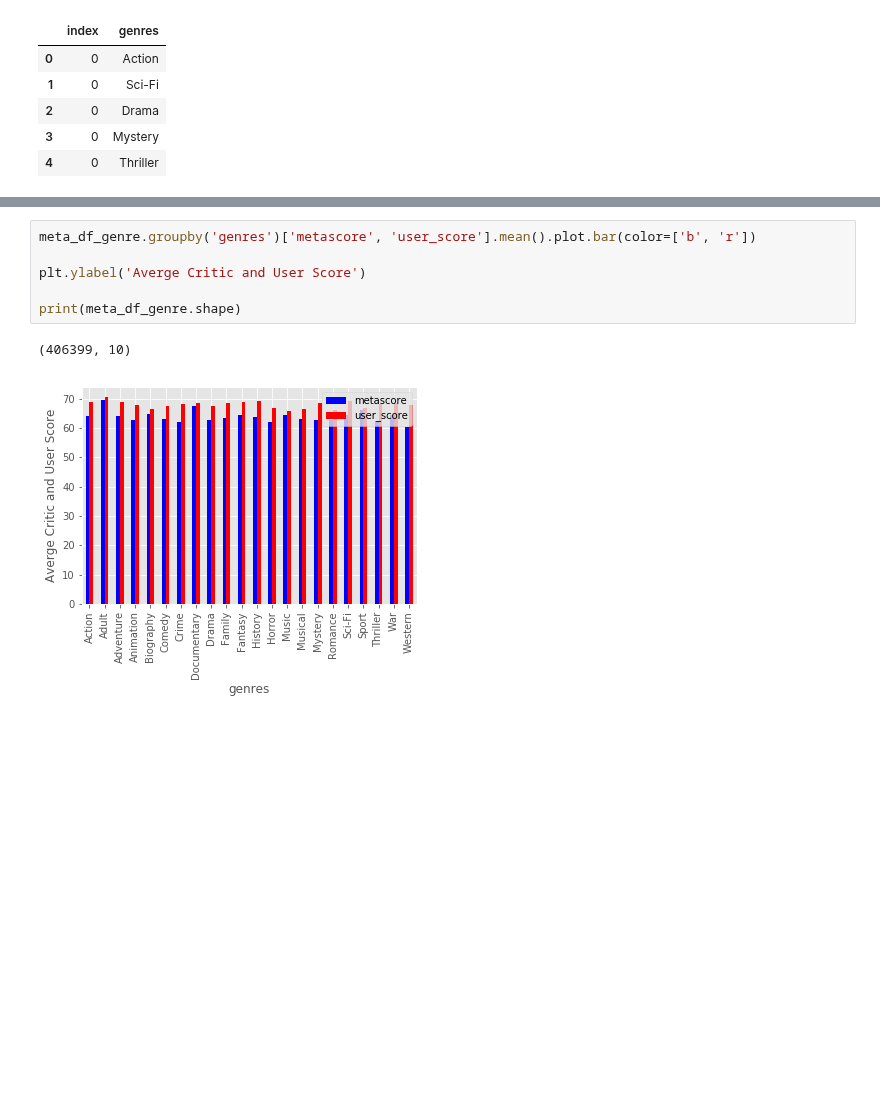
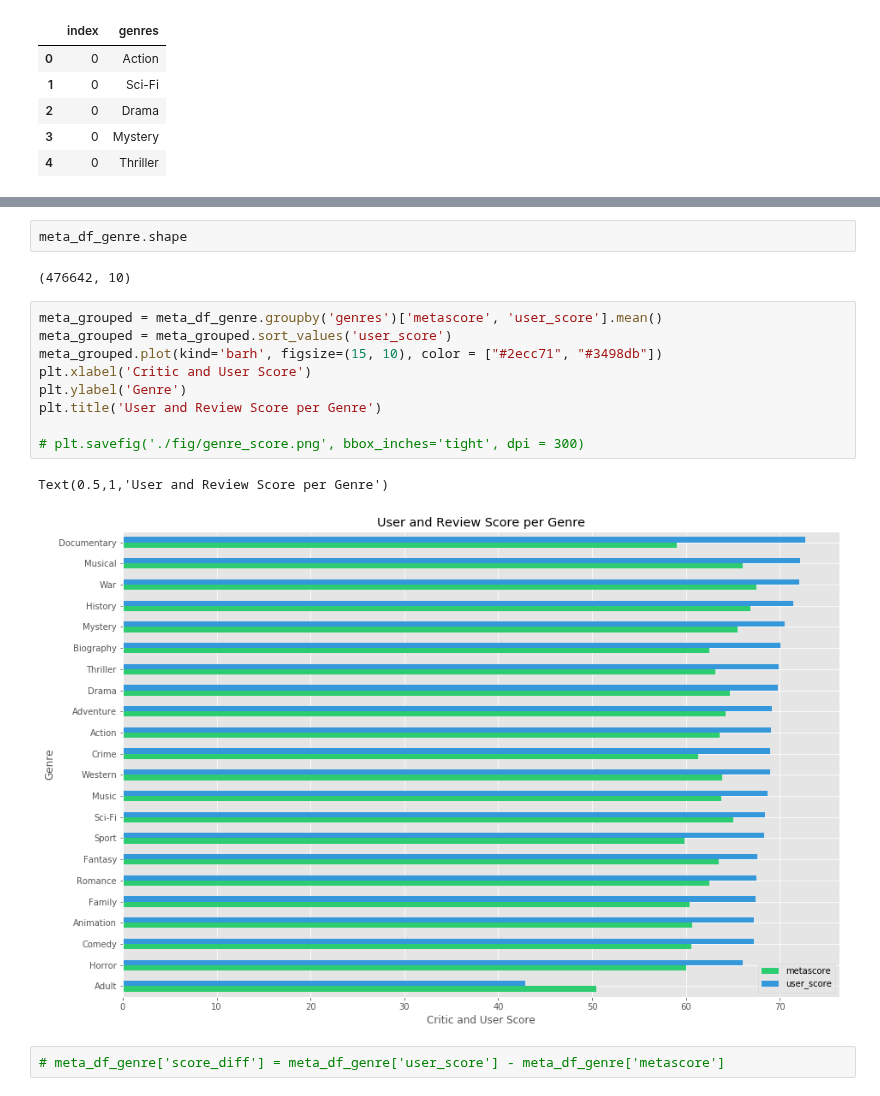
Before and after one commit to jvichare/metacritic-movie-review-analysis, a Jupyter notebook: Metacritic Review Analysis.ipynb, the cells around one changed output, grey strips where cells are left out. Drawn from its saved outputs; the diff is of its cells as text; blank space fills up the shorter version.

Commit message:
python data analysis and visualization, with some notes/documentation

```diff
--- a/Metacritic Review Analysis.ipynb
+++ b/Metacritic Review Analysis.ipynb
@@ -112,9 +134,18 @@ meta_df_genre.user_score = meta_df_genre.user_score * 10
-# %%
-meta_df_genre.groupby('genres')['metascore', 'user_score'].mean().plot.bar(color=['b', 'r'])
-
-plt.ylabel('Averge Critic and User Score')
-
-print(meta_df_genre.shape)
-# %% [output]
-(406399, 10)
-[figure, removed]
+# %%
+meta_df_genre.shape
+# %% [output]
+(476642, 10)
+# %%
+meta_grouped = meta_df_genre.groupby('genres')['metascore', 'user_score'].mean()
+meta_grouped = meta_grouped.sort_values('user_score')
+meta_grouped.plot(kind='barh', figsize=(15, 10), color = ["#2ecc71", "#3498db"])
+plt.xlabel('Critic and User Score')
+plt.ylabel('Genre')
+plt.title('User and Review Score per Genre')
+
+# plt.savefig('./fig/genre_score.png', bbox_inches='tight', dpi = 300)
+# %% [output]
+Text(0.5,1,'User and Review Score per Genre')
+[figure, added]
+# %%
+# meta_df_genre['score_diff'] = meta_df_genre['user_score'] - meta_df_genre['metascore']
```
Also changed, not shown: parts of 53 cells of this notebook.
